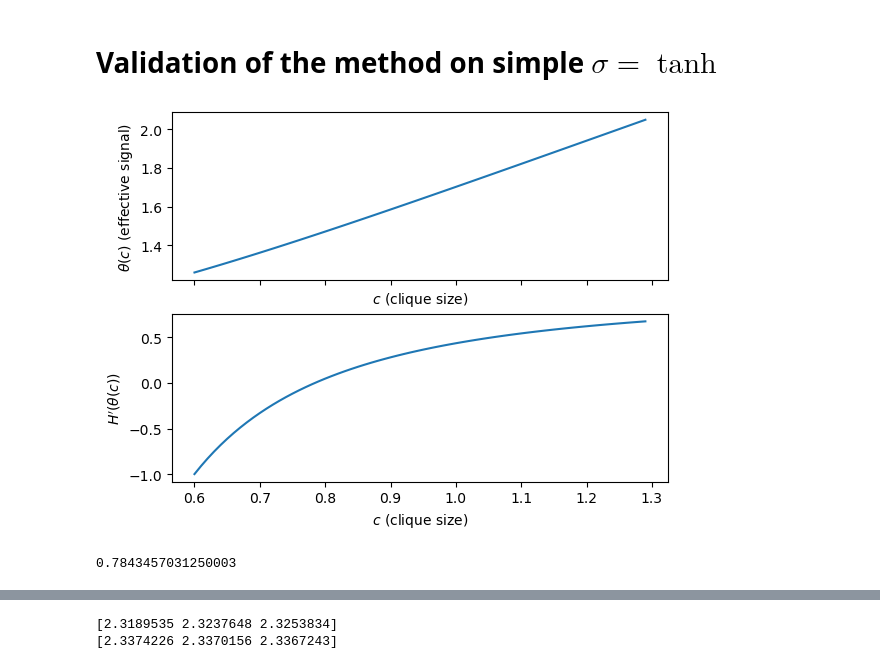
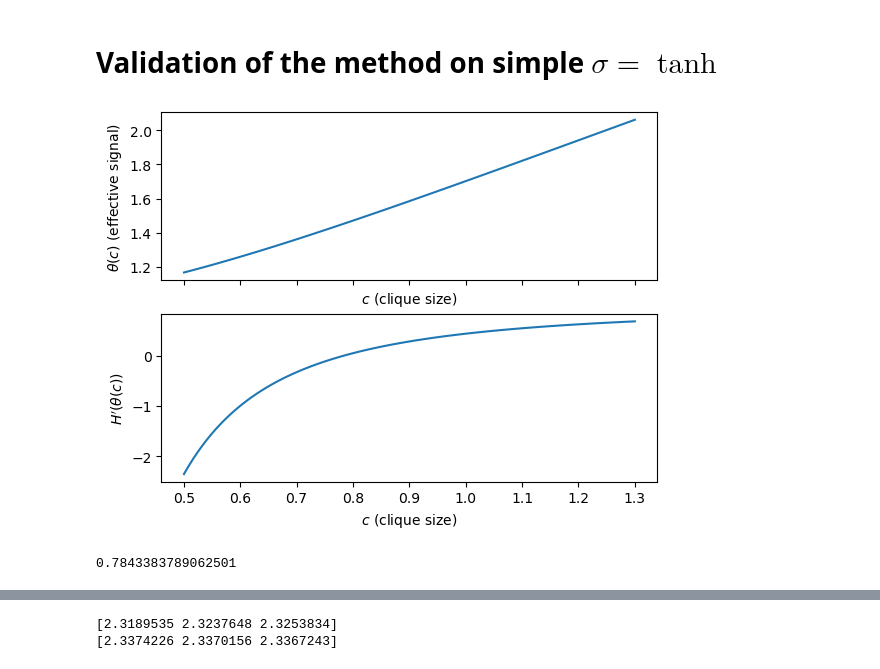
Before and after one commit to yuxinma98/NonlinearLaplacian, a Jupyter notebook: ipynb/Computation of c and outlier eigenvalue.ipynb, the cells around one changed output, grey strips where cells are left out. Drawn from its saved outputs; the diff is of its cells as text; code cells hidden in the pictures.

Commit message:
Optimize with sigma = tanh, cubic spline, step function.

```diff
--- a/ipynb/Computation of c and outlier eigenvalue.ipynb
+++ b/ipynb/Computation of c and outlier eigenvalue.ipynb
@@ -102,11 +89,11 @@ def outlier_eval(c, sigma):
 # %% [markdown]
 # Validation of the method on simple $\sigma = \tanh$
 # %%
-sigma = Sigma(lambda x:torch.tanh(x), [-1,1])
-c_critical(np.arange(0.5, 1.3, 1e-2), sigma)
+sigma = lambda x:np.tanh(x)
+c_critical(c_range=[0.5, 1.3], sigma=sigma, sigma_image=[-1,1], plot=True)
 # %% [output]
-[figure, old version]
+[figure, new version]
-0.7843457031250003
+0.7843383789062501
 # %%
 def _plant_clique(G, k):
     n = G.number_of_nodes()
```
Also changed, not shown: parts of 29 cells of this notebook.
